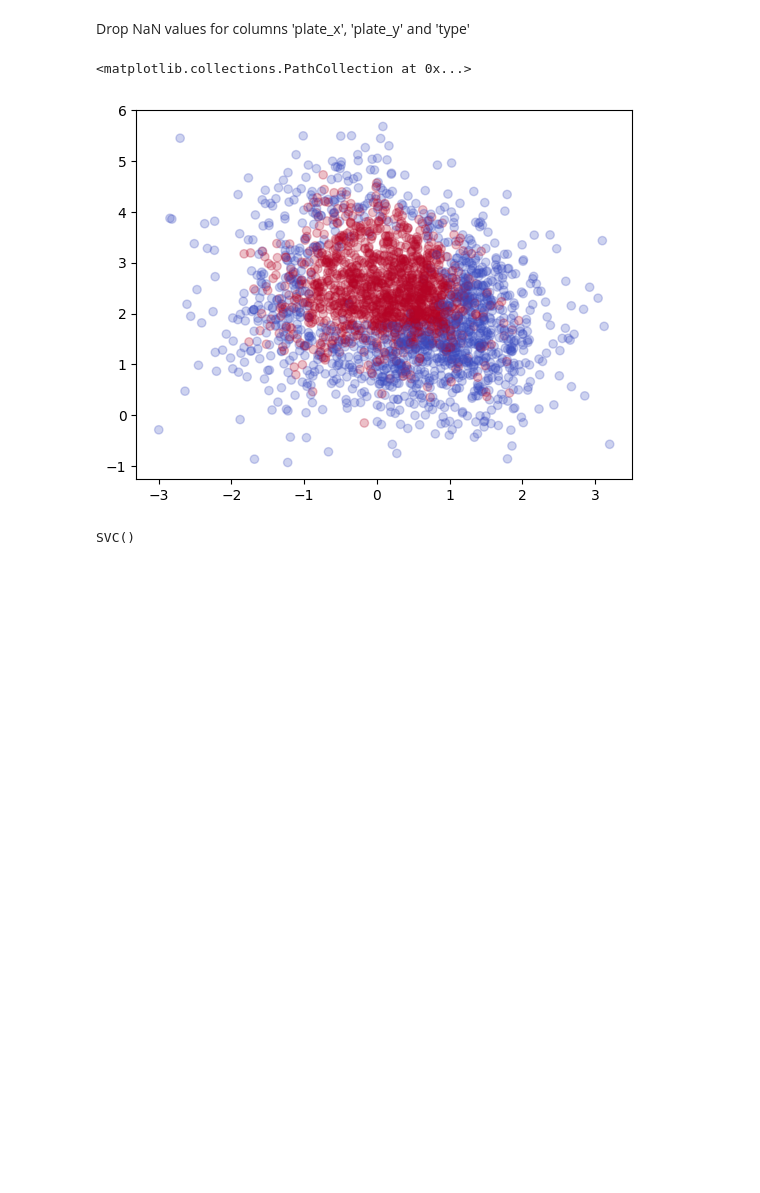
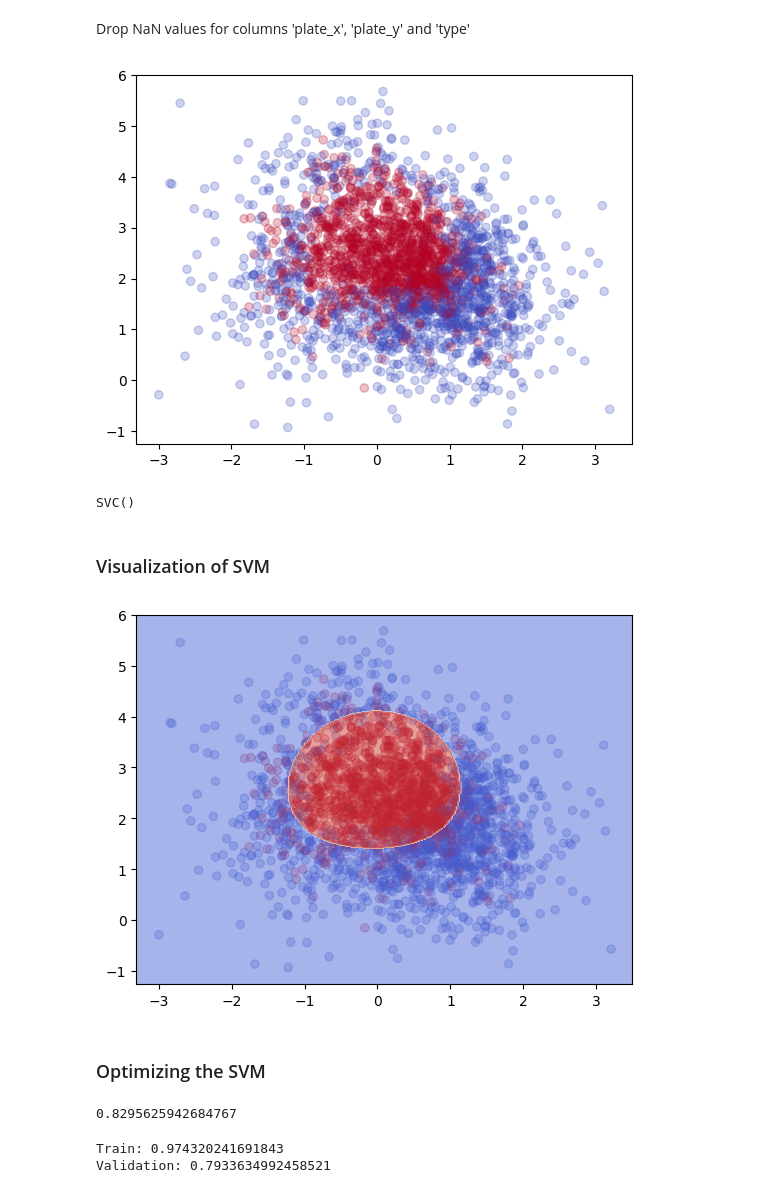
Before and after one commit to dogukanozcelik/Baseball_Strike_Zone, a Jupyter notebook: script.ipynb, the cells around one changed output. Cells and saved outputs as stored; diff of their text form; code cells hidden in the pictures; blank space fills up the shorter version.

```diff
--- a/script.ipynb
+++ b/script.ipynb
@@ -65,9 +69,10 @@ Drop NaN values for columns 'plate_x', 'plate_y' and 'type'
 # %%
 aaron_judge = aaron_judge.dropna(subset = ['plate_x', 'plate_z', 'type'])
 # %%
-plt.scatter(x='plate_x', y='plate_z', c='type', data=aaron_judge, cmap=plt.cm.coolwarm, alpha=0.25)
+fig, ax = plt.subplots()
+ax.scatter(x='plate_x', y='plate_z', c='type', data=aaron_judge, cmap=plt.cm.coolwarm, alpha=0.25)
+plt.show()
 # %% [output]
-<matplotlib.collections.PathCollection at 0x...>
 [figure]
 # %%
 training_set, validation_set = train_test_split(aaron_judge, random_state=1)
@@ -76,3 +81,28 @@ classifier = SVC(kernel='rbf')
 classifier.fit(training_set[['plate_x', 'plate_z']], training_set['type'])
 # %% [output]
 SVC()
+# %% [markdown]
+### Visualization of SVM
+# %%
+fig, ax = plt.subplots()
+ax.scatter(x='plate_x', y='plate_z', c='type', data=aaron_judge, cmap=plt.cm.coolwarm, alpha=0.25)
+draw_boundary(ax, classifier)
+plt.show()
+# %% [output]
+[figure, added]
+# %% [markdown]
+### Optimizing the SVM
+# %%
+acc = classifier.score(validation_set[['plate_x', 'plate_z']], validation_set['type'])
+print(acc)
+# %% [output]
+0.8295625942684767
+# %%
+classifier_2 = SVC(kernel='rbf', gamma=100, C=100)
+classifier_2.fit(training_set[['plate_x', 'plate_z']], training_set['type'])
+
+print("Train:", classifier_2.score(training_set[['plate_x', 'plate_z']], training_set['type']))
+print("Validation:", classifier_2.score(validation_set[['plate_x', 'plate_z']], validation_set['type']))
+# %% [output]
+Train: 0.974320241691843
+Validation: 0.7933634992458521
```
Also changed, not shown: parts of 6 cells of this notebook.
